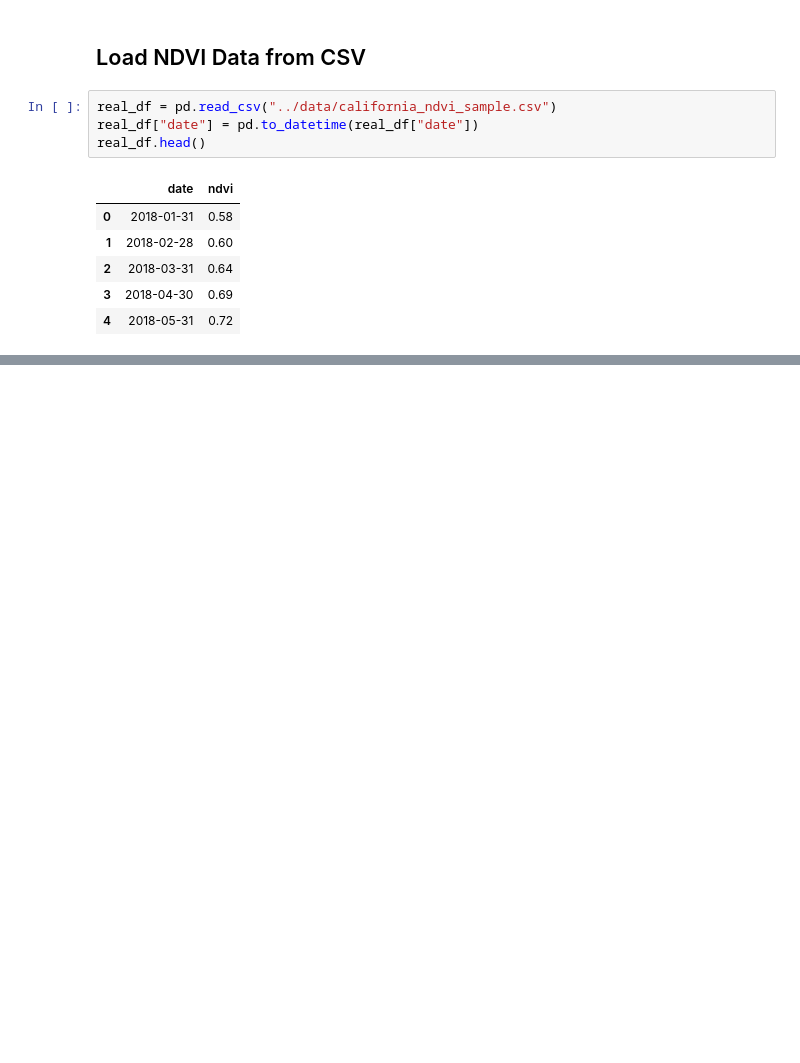
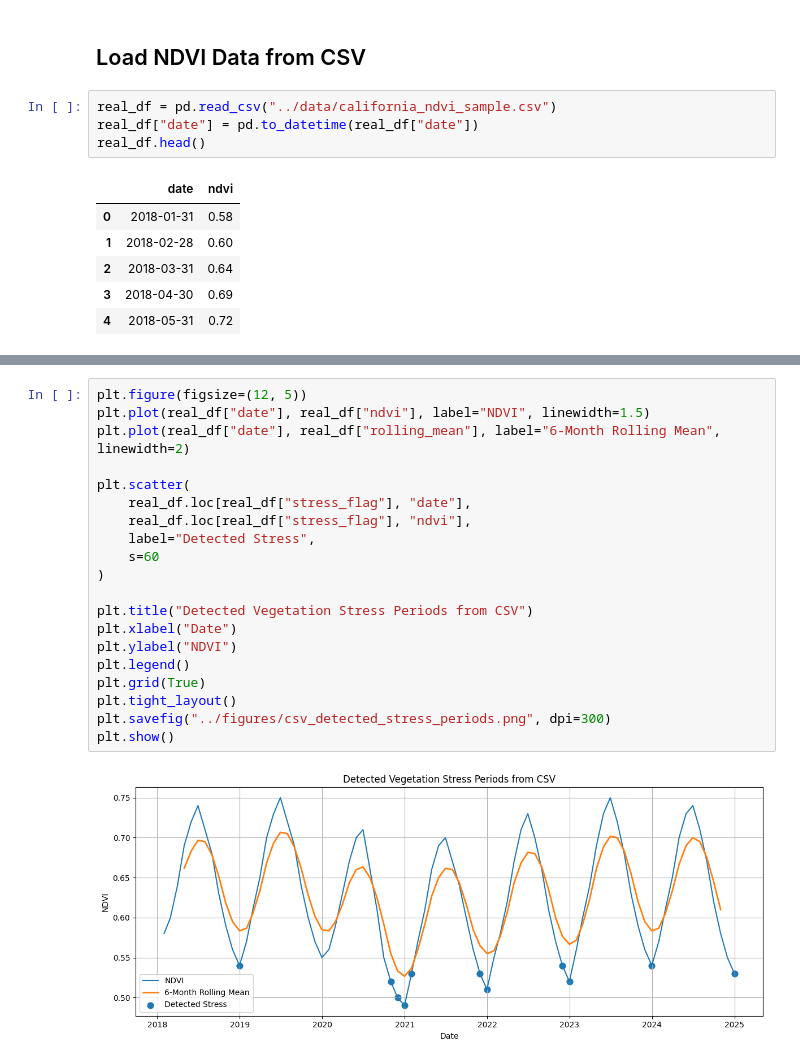
Before and after one commit to l1nyue666/california-vegetation-change-detection, a Jupyter notebook: notebooks/vegetation_change_detection.ipynb, the cells around one changed output, grey strips where cells are left out. Drawn from its saved outputs; the diff is of its cells as text; blank space fills up the shorter version.

```diff
--- a/notebooks/vegetation_change_detection.ipynb
+++ b/notebooks/vegetation_change_detection.ipynb
@@ -158,0 +190,22 @@ real_df.head()
+# %%
+plt.figure(figsize=(12, 5))
+plt.plot(real_df["date"], real_df["ndvi"], label="NDVI", linewidth=1.5)
+plt.plot(real_df["date"], real_df["rolling_mean"], label="6-Month Rolling Mean", linewidth=2)
+
+plt.scatter(
+    real_df.loc[real_df["stress_flag"], "date"],
+    real_df.loc[real_df["stress_flag"], "ndvi"],
+    label="Detected Stress",
+    s=60
+)
+
+plt.title("Detected Vegetation Stress Periods from CSV")
+plt.xlabel("Date")
+plt.ylabel("NDVI")
+plt.legend()
+plt.grid(True)
+plt.tight_layout()
+plt.savefig("../figures/csv_detected_stress_periods.png", dpi=300)
+plt.show()
+# %% [output]
+[figure, added]
```
Also changed, not shown: parts of 32 cells of this notebook, 1 other file.
